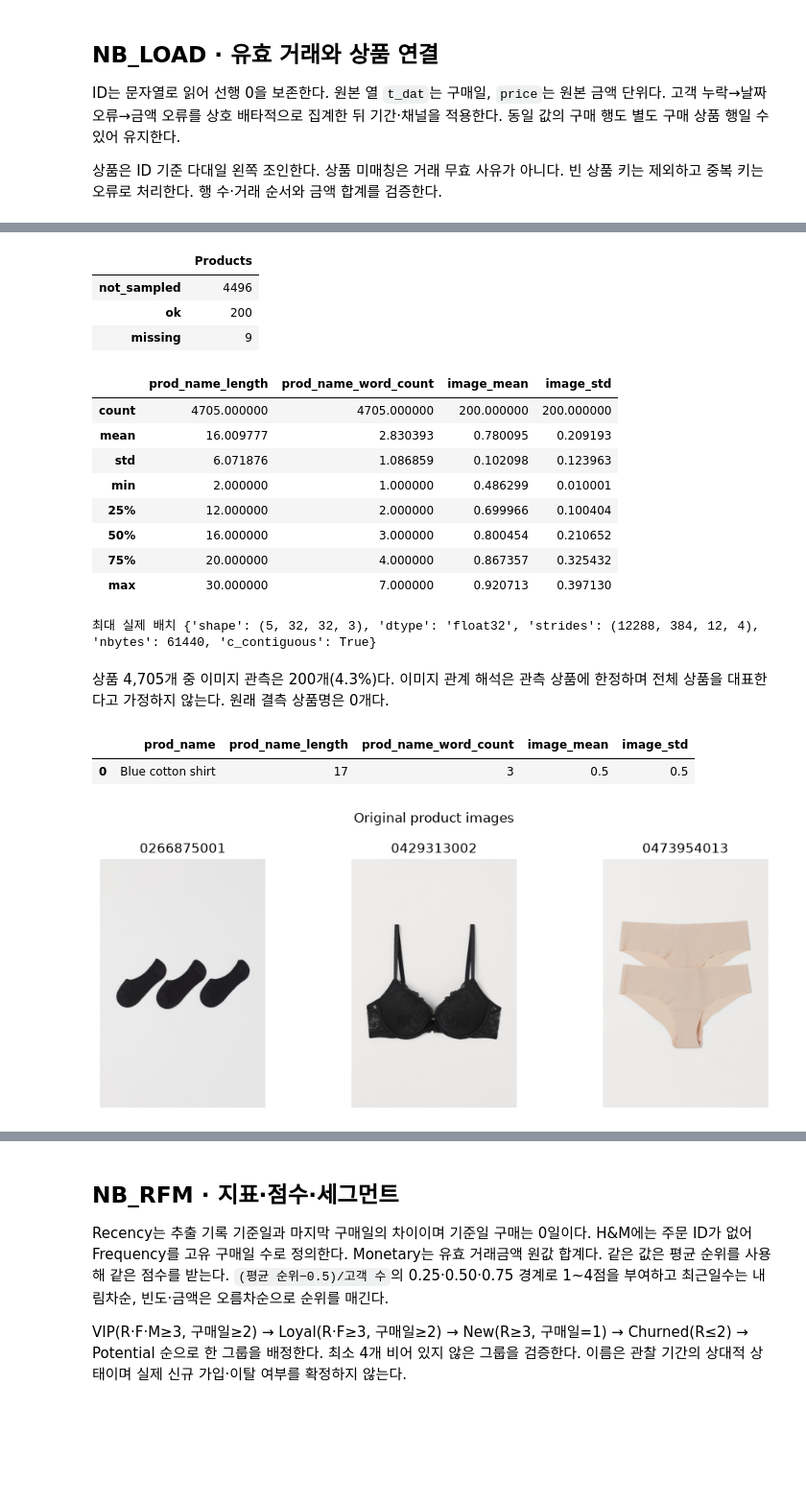
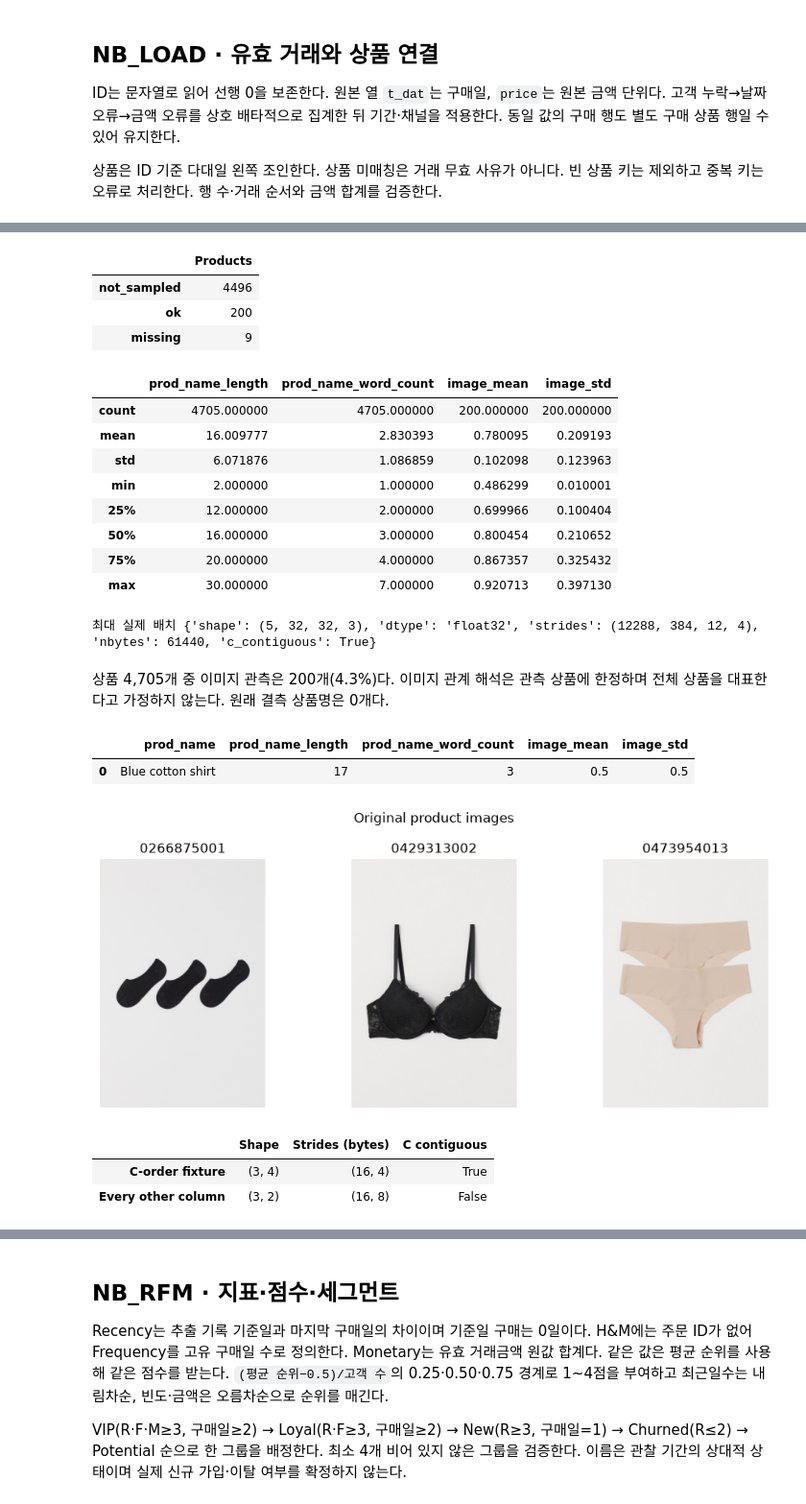
Before and after one commit to ntt65/A1_1, a Jupyter notebook: notebooks/analysis_report.ipynb, the cells around one changed output, grey strips where cells are left out. Shown at 96% size. Cells and saved outputs as stored; diff of their text form; code cells hidden in the pictures; blank space fills up the shorter version.

```diff
--- a/notebooks/analysis_report.ipynb
+++ b/notebooks/analysis_report.ipynb
@@ -150,33 +166,45 @@ from matplotlib.image import imread
 examples = products.loc[products.image_status == "ok"].head(3)
 image_figure, image_axes = plt.subplots(1, len(examples), figsize=(10, 4), squeeze=False)
 for axis, article_id in zip(image_axes.flat, examples.article_id):
     article_id = str(article_id)
     axis.imshow(imread(DATA / "images" / article_id[:3] / (article_id + ".jpg")))
     axis.set_title(article_id)
     axis.axis("off")
 image_figure.suptitle("Original product images")
 image_figure.tight_layout()
 display(image_figure)
 plt.close(image_figure)
+
+# 같은 배열을 자르는 방식에 따라 shape와 stride, 연속성이 달라진다.
+stride_base = np.arange(12, dtype=np.float32).reshape(3, 4)
+stride_views = {"C-order fixture": stride_base, "Every other column": stride_base[:, ::2]}
+display(pd.DataFrame.from_dict(
+    {label: {"Shape": array.shape, "Strides (bytes)": array.strides,
+             "C contiguous": array.flags.c_contiguous} for label, array in stride_views.items()},
+    orient="index",
+))
 # %% [output]
 |  | Products |
 | not_sampled | 4496 |
 | ok | 200 |
 | missing | 9 |
 |  | prod_name_length | prod_name_word_count | image_mean | image_std |
 | count | 4705.000000 | 4705.000000 | 200.000000 | 200.000000 |
 | mean | 16.009777 | 2.830393 | 0.780095 | 0.209193 |
 | std | 6.071876 | 1.086859 | 0.102098 | 0.123963 |
 | min | 2.000000 | 1.000000 | 0.486299 | 0.010001 |
 | 25% | 12.000000 | 2.000000 | 0.699966 | 0.100404 |
 | 50% | 16.000000 | 3.000000 | 0.800454 | 0.210652 |
 | 75% | 20.000000 | 4.000000 | 0.867357 | 0.325432 |
 | max | 30.000000 | 7.000000 | 0.920713 | 0.397130 |
 최대 실제 배치 {'shape': (5, 32, 32, 3), 'dtype': 'float32', 'strides': (12288, 384, 12, 4), 'nbytes': 61440, 'c_contiguous': True}
 상품 4,705개 중 이미지 관측은 200개(4.3%)다. 이미지 관계 해석은 관측 상품에 한정하며 전체 상품을 대표한다고 가정하지 않는다. 원래 결측 상품명은 0개다.
 |  | prod_name | prod_name_length | prod_name_word_count | image_mean | image_std |
 | 0 | Blue cotton shirt | 17 | 3 | 0.5 | 0.5 |
 [figure]
+|  | Shape | Strides (bytes) | C contiguous |
+| C-order fixture | (3, 4) | (16, 4) | True |
+| Every other column | (3, 2) | (16, 8) | False |
 # %% [markdown]
 ## NB_CLEAN · 결측과 이상치
 
```
Also changed, not shown: parts of 9 cells of this notebook, 1 other file.
